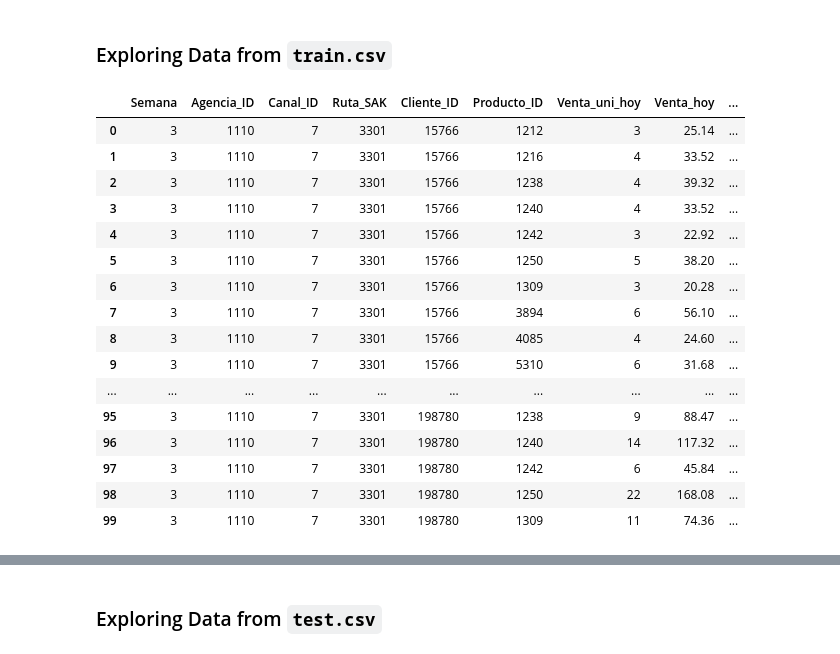
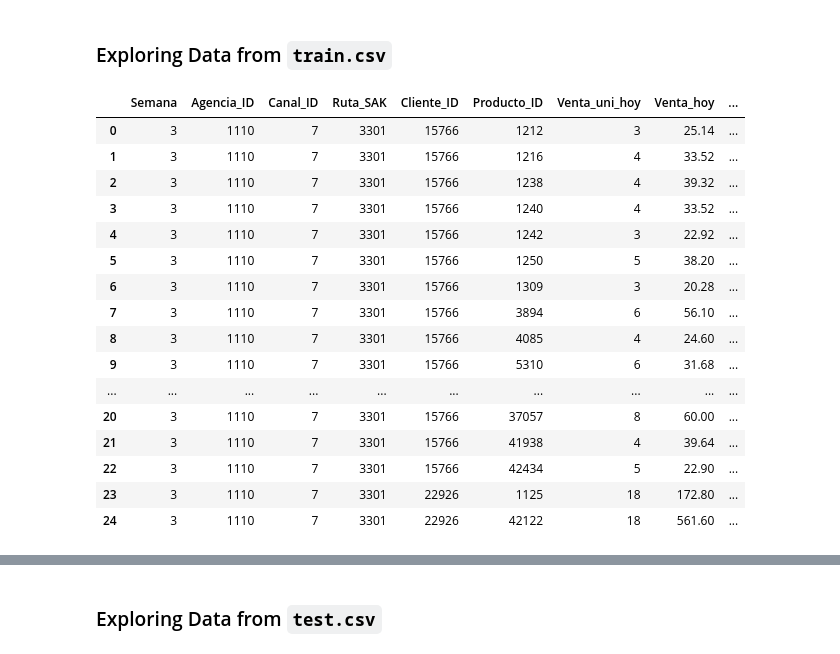
Before and after one commit to aleivaar94/Grupo-Bimbo-Inventory-Demand, a Jupyter notebook: Grupo Bimbo Products.ipynb, the cells around one changed output, grey strips where cells are left out. Cells and saved outputs as stored; diff of their text form; code cells hidden in the pictures.

```diff
--- a/Grupo Bimbo Products.ipynb
+++ b/Grupo Bimbo Products.ipynb
@@ -394,25 +390,25 @@ From the data above, we can conclude that *Pan Blanco* is Grupo Bimbo's most sol
 # %%
 train = pd.read_csv('C:\\Users\\jorge\\DataScience\\Grupo Bimbo Inventory Demand\\train.csv')
 # %%
-train.head(100)
+train.head(25)
 # %% [output]
 |  | Semana | Agencia_ID | Canal_ID | Ruta_SAK | Cliente_ID | Producto_ID | Venta_uni_hoy | Venta_hoy | ... |
 | 0 | 3 | 1110 | 7 | 3301 | 15766 | 1212 | 3 | 25.14 | ... |
 | 1 | 3 | 1110 | 7 | 3301 | 15766 | 1216 | 4 | 33.52 | ... |
 | 2 | 3 | 1110 | 7 | 3301 | 15766 | 1238 | 4 | 39.32 | ... |
 | 3 | 3 | 1110 | 7 | 3301 | 15766 | 1240 | 4 | 33.52 | ... |
 | 4 | 3 | 1110 | 7 | 3301 | 15766 | 1242 | 3 | 22.92 | ... |
 | 5 | 3 | 1110 | 7 | 3301 | 15766 | 1250 | 5 | 38.20 | ... |
 | 6 | 3 | 1110 | 7 | 3301 | 15766 | 1309 | 3 | 20.28 | ... |
 | 7 | 3 | 1110 | 7 | 3301 | 15766 | 3894 | 6 | 56.10 | ... |
 | 8 | 3 | 1110 | 7 | 3301 | 15766 | 4085 | 4 | 24.60 | ... |
 | 9 | 3 | 1110 | 7 | 3301 | 15766 | 5310 | 6 | 31.68 | ... |
 | ... | ... | ... | ... | ... | ... | ... | ... | ... | ... |
-| 95 | 3 | 1110 | 7 | 3301 | 198780 | 1238 | 9 | 88.47 | ... |
-| 96 | 3 | 1110 | 7 | 3301 | 198780 | 1240 | 14 | 117.32 | ... |
-| 97 | 3 | 1110 | 7 | 3301 | 198780 | 1242 | 6 | 45.84 | ... |
-| 98 | 3 | 1110 | 7 | 3301 | 198780 | 1250 | 22 | 168.08 | ... |
-| 99 | 3 | 1110 | 7 | 3301 | 198780 | 1309 | 11 | 74.36 | ... |
+| 20 | 3 | 1110 | 7 | 3301 | 15766 | 37057 | 8 | 60.00 | ... |
+| 21 | 3 | 1110 | 7 | 3301 | 15766 | 41938 | 4 | 39.64 | ... |
+| 22 | 3 | 1110 | 7 | 3301 | 15766 | 42434 | 5 | 22.90 | ... |
+| 23 | 3 | 1110 | 7 | 3301 | 22926 | 1125 | 18 | 172.80 | ... |
+| 24 | 3 | 1110 | 7 | 3301 | 22926 | 42122 | 18 | 561.60 | ... |
 # %%
 train.info()
 # %% [output]
```
Also changed, not shown: parts of 11 cells of this notebook.
